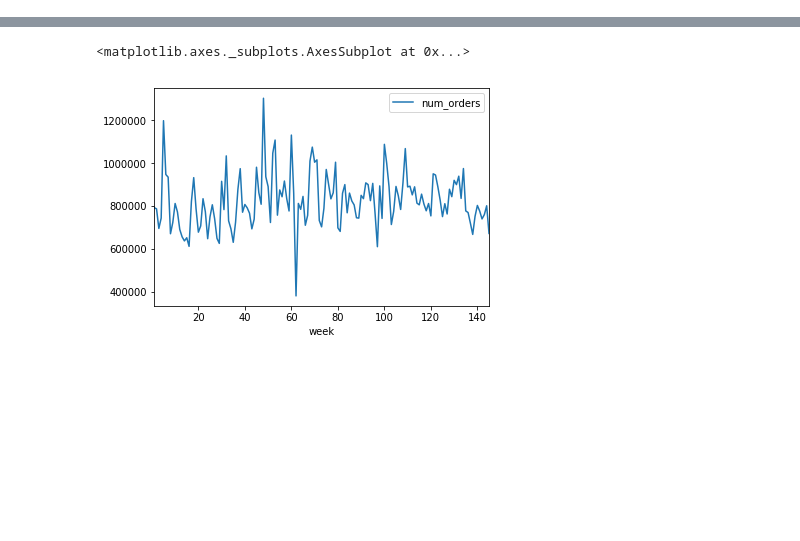
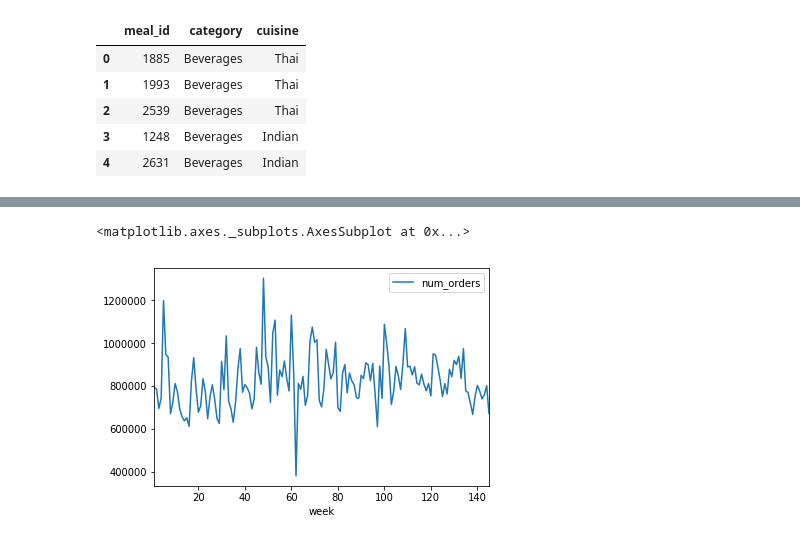
Before and after one commit to elkassiri/DFC, a Jupyter notebook: DFC.ipynb, the cells around one changed output, grey strips where cells are left out. Saved outputs shown, nothing was run; the diff lists cells and outputs as text; code cells hidden in the pictures; blank space fills up the shorter version.

```diff
--- a/DFC.ipynb
+++ b/DFC.ipynb
@@ -21,0 +41,11 @@ train.head()
+# %%
+#meal data, unique by meal_id
+mi = pd.read_csv('meal_info.csv')
+mi.head()
+# %% [output]
+|  | meal_id | category | cuisine |
+| 0 | 1885 | Beverages | Thai |
+| 1 | 1993 | Beverages | Thai |
+| 2 | 2539 | Beverages | Thai |
+| 3 | 1248 | Beverages | Indian |
+| 4 | 2631 | Beverages | Indian |
```
Also changed, not shown: parts of 6 cells of this notebook.
